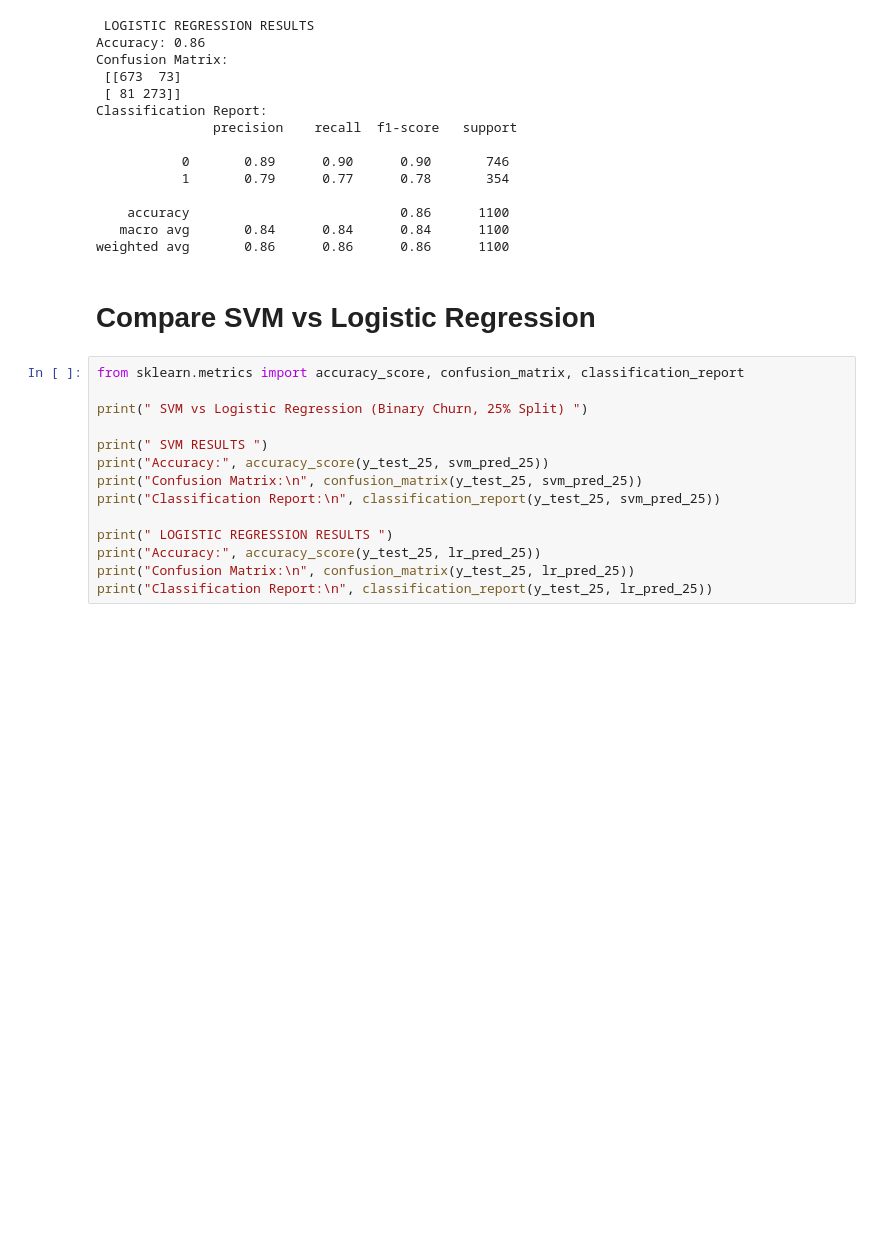
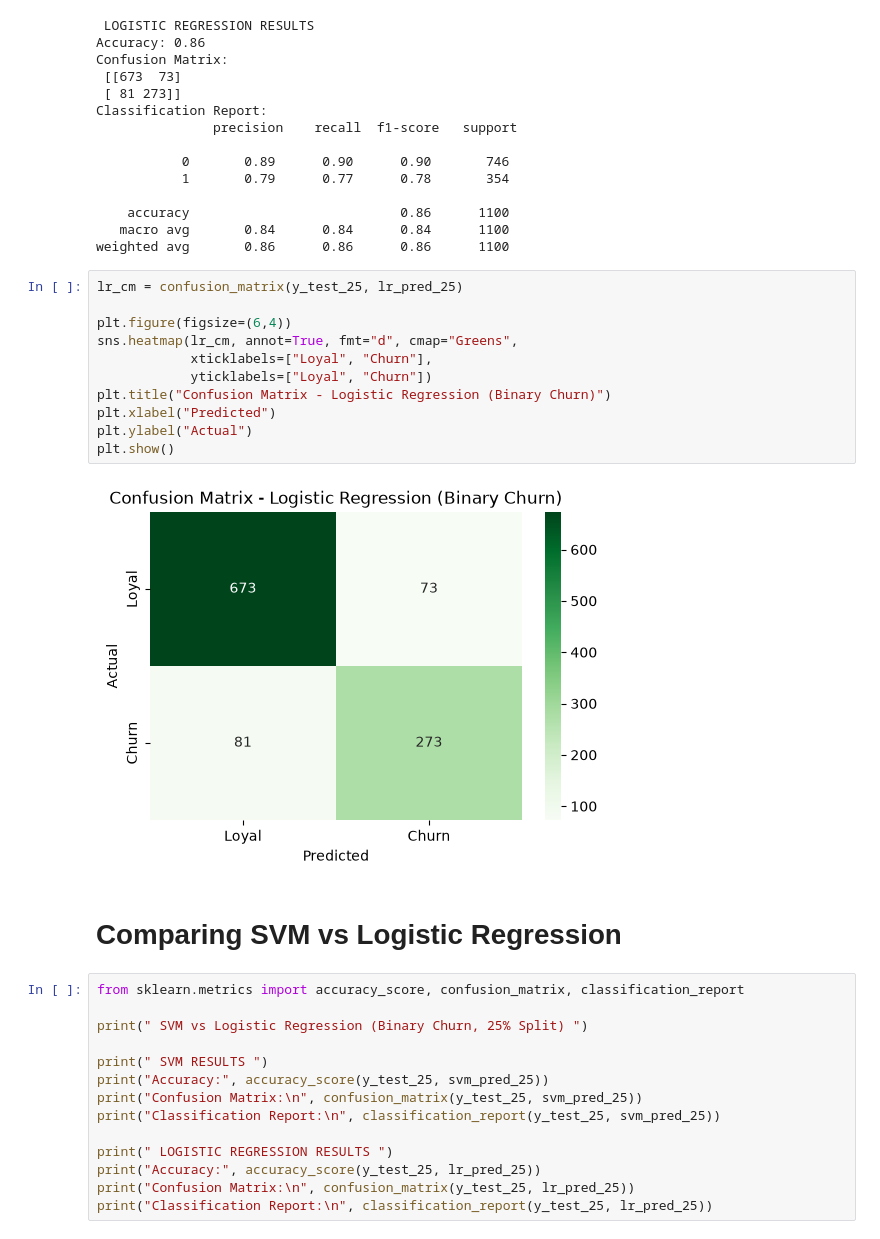
Before and after one commit to sba25078/HDipData_CA1-assignment-for-machine-learning-, a Jupyter notebook: ML_HDipData_CA1.ipynb, the cells around one changed output. Saved outputs shown, nothing was run; the diff lists cells and outputs as text; blank space fills up the shorter version.

```diff
--- a/ML_HDipData_CA1.ipynb
+++ b/ML_HDipData_CA1.ipynb
@@ -1411,8 +1455,21 @@ Classification Report:
     accuracy                           0.86      1100
    macro avg       0.84      0.84      0.84      1100
 weighted avg       0.86      0.86      0.86      1100
+# %%
+lr_cm = confusion_matrix(y_test_25, lr_pred_25)
+
+plt.figure(figsize=(6,4))
+sns.heatmap(lr_cm, annot=True, fmt="d", cmap="Greens",
+            xticklabels=["Loyal", "Churn"],
+            yticklabels=["Loyal", "Churn"])
+plt.title("Confusion Matrix - Logistic Regression (Binary Churn)")
+plt.xlabel("Predicted")
+plt.ylabel("Actual")
+plt.show()
+# %% [output]
+[figure, added]
 # %% [markdown]
-# Compare SVM vs Logistic Regression
+# Comparing SVM vs Logistic Regression
 # %%
 from sklearn.metrics import accuracy_score, confusion_matrix, classification_report
 
```
Also changed, not shown: parts of 33 cells of this notebook, 1 other file.
